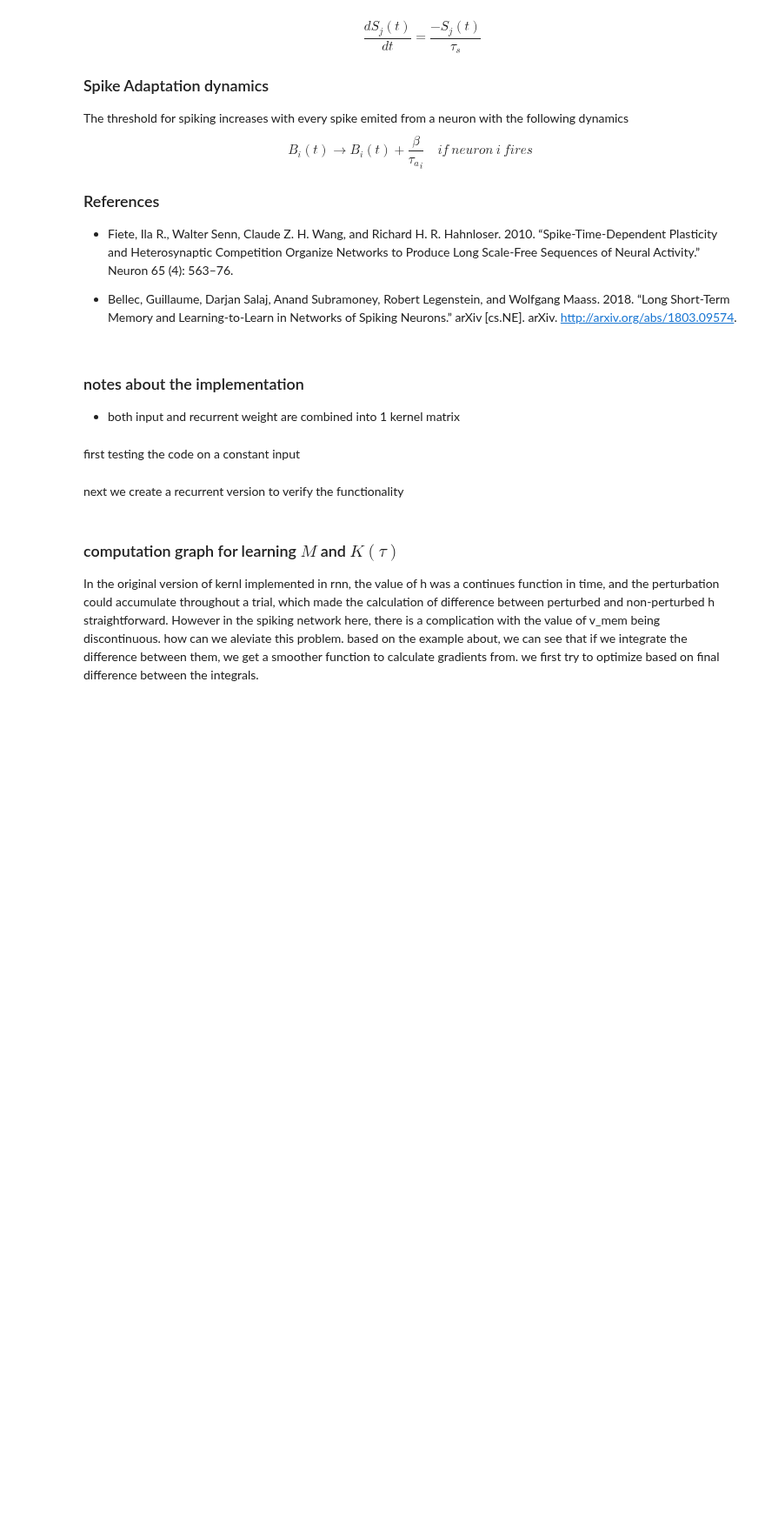
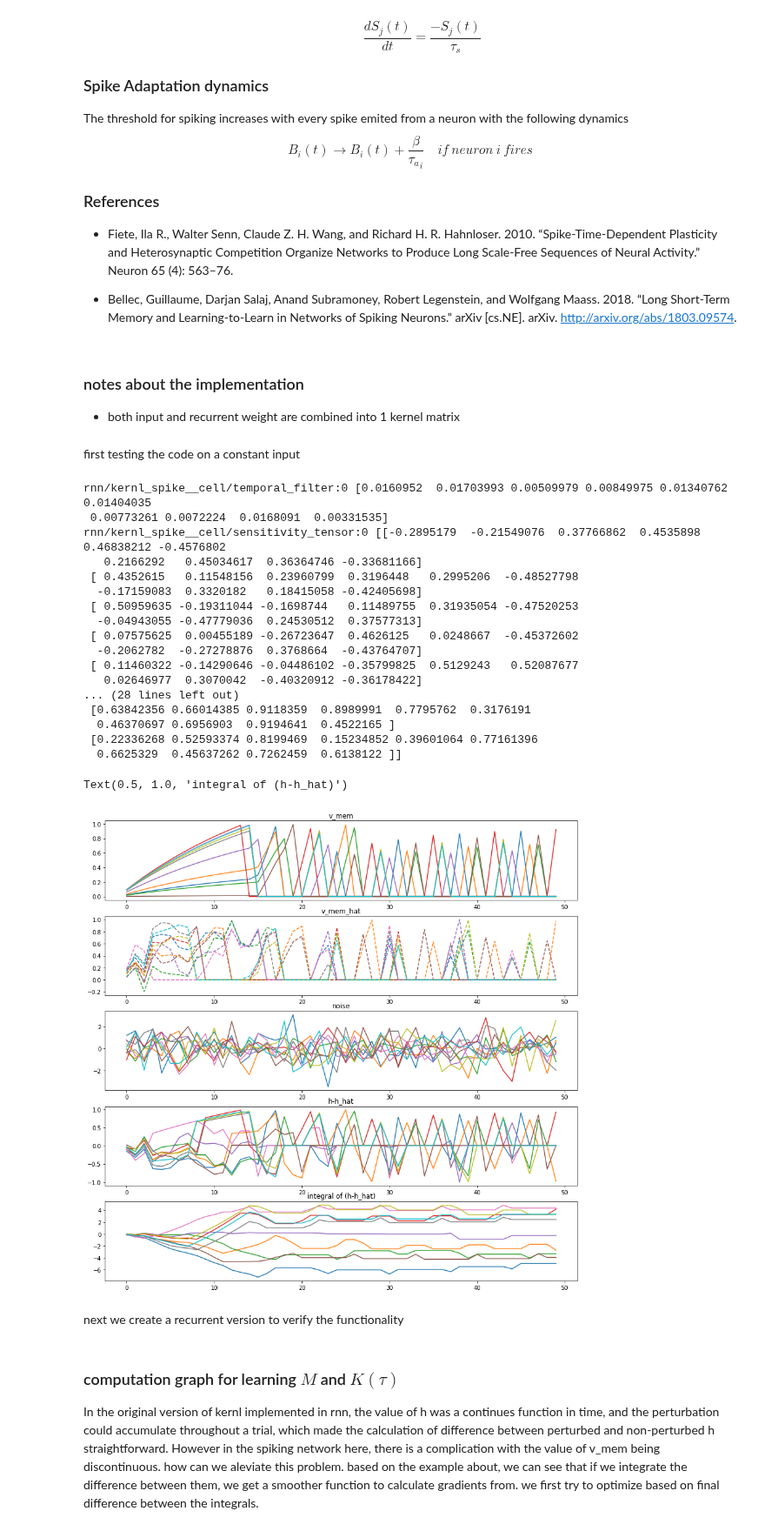
Before and after one commit to eghbalhosseini/KeRNL, a Jupyter notebook: kernl_snn_cell.ipynb, the cells around one changed output. Shown at 87% size. Cells and saved outputs as stored; diff of their text form; code cells hidden in the pictures; blank space fills up the shorter version.

```diff
--- a/kernl_snn_cell.ipynb
+++ b/kernl_snn_cell.ipynb
@@ -84,7 +84,7 @@ first testing the code on a constant input
 batch_size = 1
 sequence_length = 50
 num_inputs=1
-num_units=2
+num_units=10
 #input_spikes=np.random.randint(2,size=[batch_size,sequence_length,num_inputs])
 input_spikes=1.0*np.ones([batch_size,sequence_length,num_inputs])
 tf.reset_default_graph()
@@ -101,33 +101,53 @@ kernl_snn = kernl_spiking_cell.kernl_spike_Cell(num_units=num_units,
                                                 time_steps=sequence_length,
                                                 kernel_initializer=tf.initializers.random_uniform(),
                                                 bias_initializer=tf.initializers.zeros())
 outputs, state = tf.nn.dynamic_rnn(cell=kernl_snn, dtype=tf.float32, inputs=tf_input_values)
 
 cell_outputs=[]
 with tf.Session() as sess:
     sess.run(tf.global_variables_initializer())
     output_run , state_run = sess.run([outputs, state])
 
     variables_names =[v.name for v in tf.global_variables()]
     values = sess.run(variables_names)
     for k,v in zip(variables_names, values):
         print(k, v)
 plt.figure(figsize=[15,15])
 ax=plt.subplot(5,1,1)
 ax.plot(output_run.v_mem.squeeze(axis=0))
 ax.set_title('v_mem')
 ax=plt.subplot(5,1,2)
 ax.plot(output_run.v_mem_hat.squeeze(axis=0),'--')
 ax.set_title('v_mem_hat')
 ax=plt.subplot(5,1,3)
 ax.plot(output_run.psi.squeeze(axis=0))
 ax.set_title('noise')
 ax=plt.subplot(5,1,4)
 ax.plot(output_run.v_mem.squeeze(axis=0)-output_run.v_mem_hat.squeeze(axis=0))
 ax.set_title('h-h_hat')
 ax=plt.subplot(5,1,5)
 ax.plot(np.cumsum(output_run.v_mem.squeeze(axis=0)-output_run.v_mem_hat.squeeze(axis=0),axis=0))
 ax.set_title('integral of (h-h_hat)')
+# %% [output]
+rnn/kernl_spike__cell/temporal_filter:0 [0.0160952  0.01703993 0.00509979 0.00849975 0.01340762 0.01404035
+ 0.00773261 0.0072224  0.0168091  0.00331535]
+rnn/kernl_spike__cell/sensitivity_tensor:0 [[-0.2895179  -0.21549076  0.37766862  0.4535898   0.46838212 -0.4576802
+   0.2166292   0.45034617  0.36364746 -0.33681166]
+ [ 0.4352615   0.11548156  0.23960799  0.3196448   0.2995206  -0.48527798
+  -0.17159083  0.3320182   0.18415058 -0.42405698]
+ [ 0.50959635 -0.19311044 -0.1698744   0.11489755  0.31935054 -0.47520253
+  -0.04943055 -0.47779036  0.24530512  0.37577313]
+ [ 0.07575625  0.00455189 -0.26723647  0.4626125   0.0248667  -0.45372602
+  -0.2062782  -0.27278876  0.3768664  -0.43764707]
+ [ 0.11460322 -0.14290646 -0.04486102 -0.35799825  0.5129243   0.52087677
+   0.02646977  0.3070042  -0.40320912 -0.36178422]
+... (28 lines left out)
+ [0.63842356 0.66014385 0.9118359  0.8989991  0.7795762  0.3176191
+  0.46370697 0.6956903  0.9194641  0.4522165 ]
+ [0.22336268 0.52593374 0.8199469  0.15234852 0.39601064 0.77161396
+  0.6625329  0.45637262 0.7262459  0.6138122 ]]
+Text(0.5, 1.0, 'integral of (h-h_hat)')
+[figure, added]
 # %% [markdown]
 next we create a recurrent version to verify the functionality
 # %% [markdown]
```
Also changed, not shown: parts of 5 cells of this notebook.
